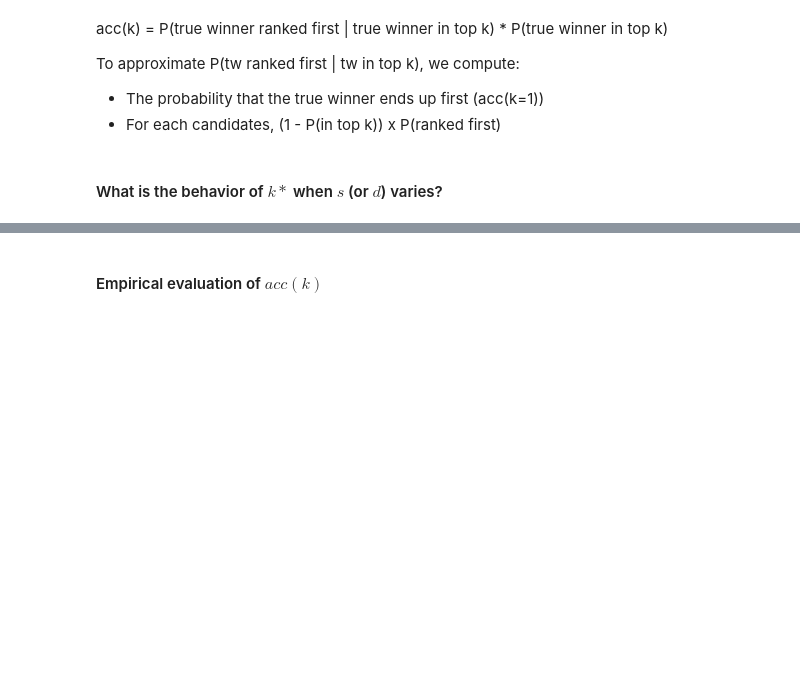
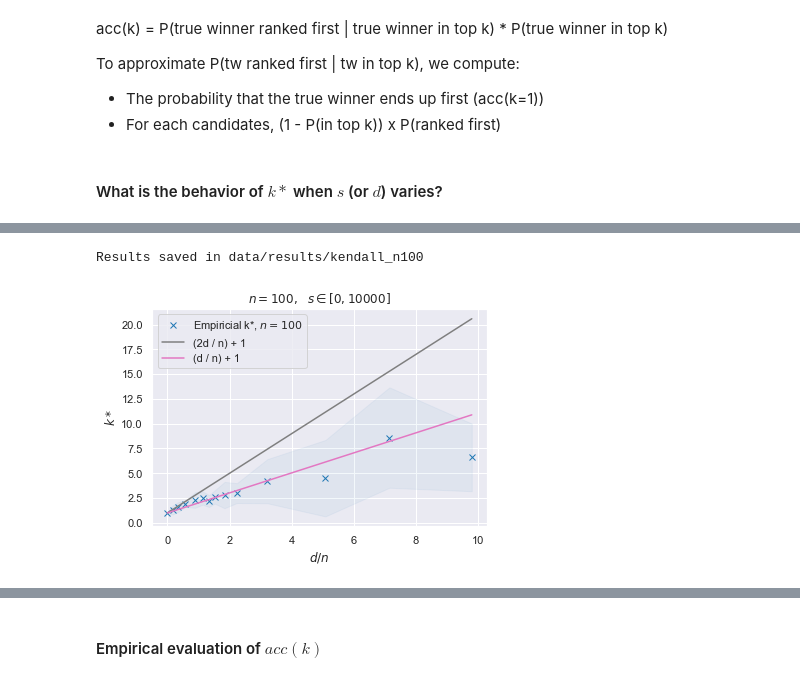
Before and after one commit to Didayolo/automl-conf-2022, a Jupyter notebook: experiments.ipynb, the cells around one changed output, grey strips where cells are left out. Saved outputs shown, nothing was run; the diff lists cells and outputs as text; code cells hidden in the pictures; blank space fills up the shorter version.

```diff
--- a/experiments.ipynb
+++ b/experiments.ipynb
@@ -481,0 +455,5 @@ Results saved in data/results/kendall_n200
+# %%
+experiment_kendall(100, steps=steps1, trials=10, acc_trials=100, save='kendall_n100')
+# %% [output]
+Results saved in data/results/kendall_n100
+[figure, added]
```
Also changed, not shown: parts of 49 cells of this notebook.
